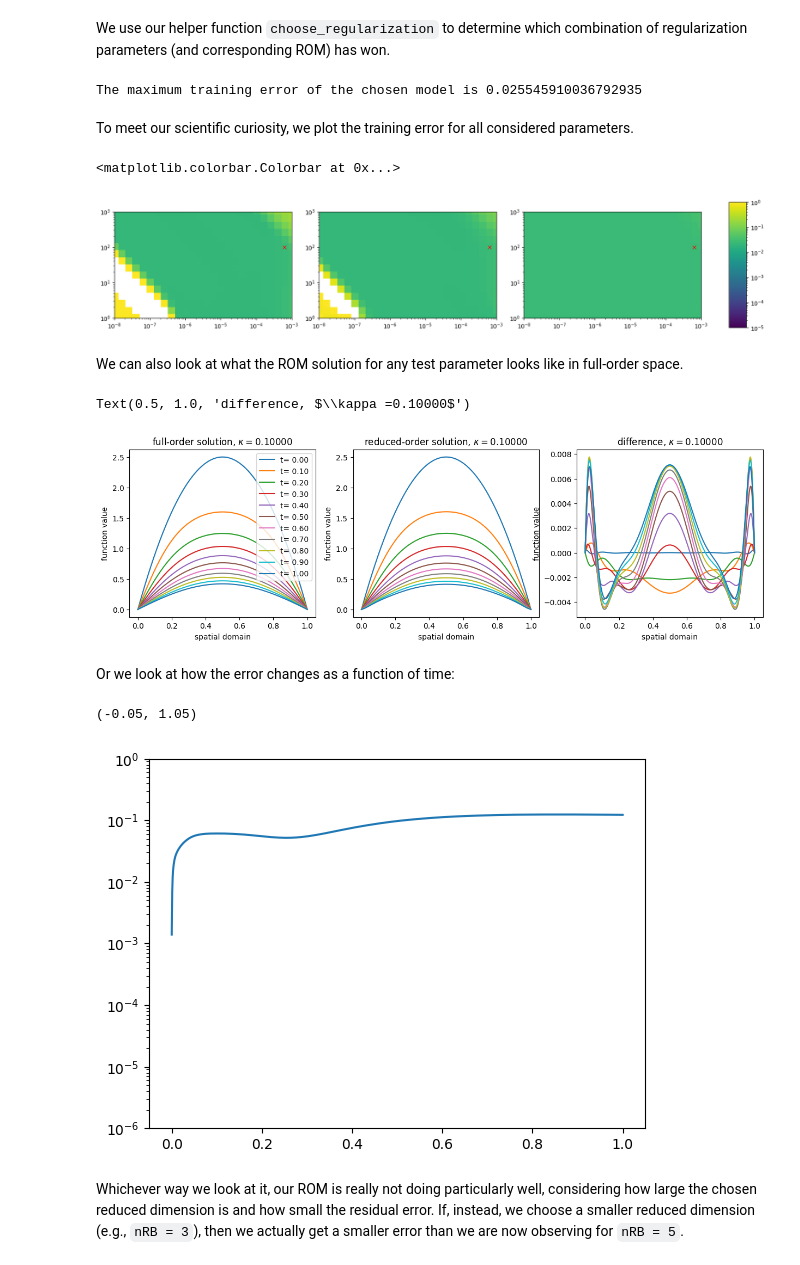
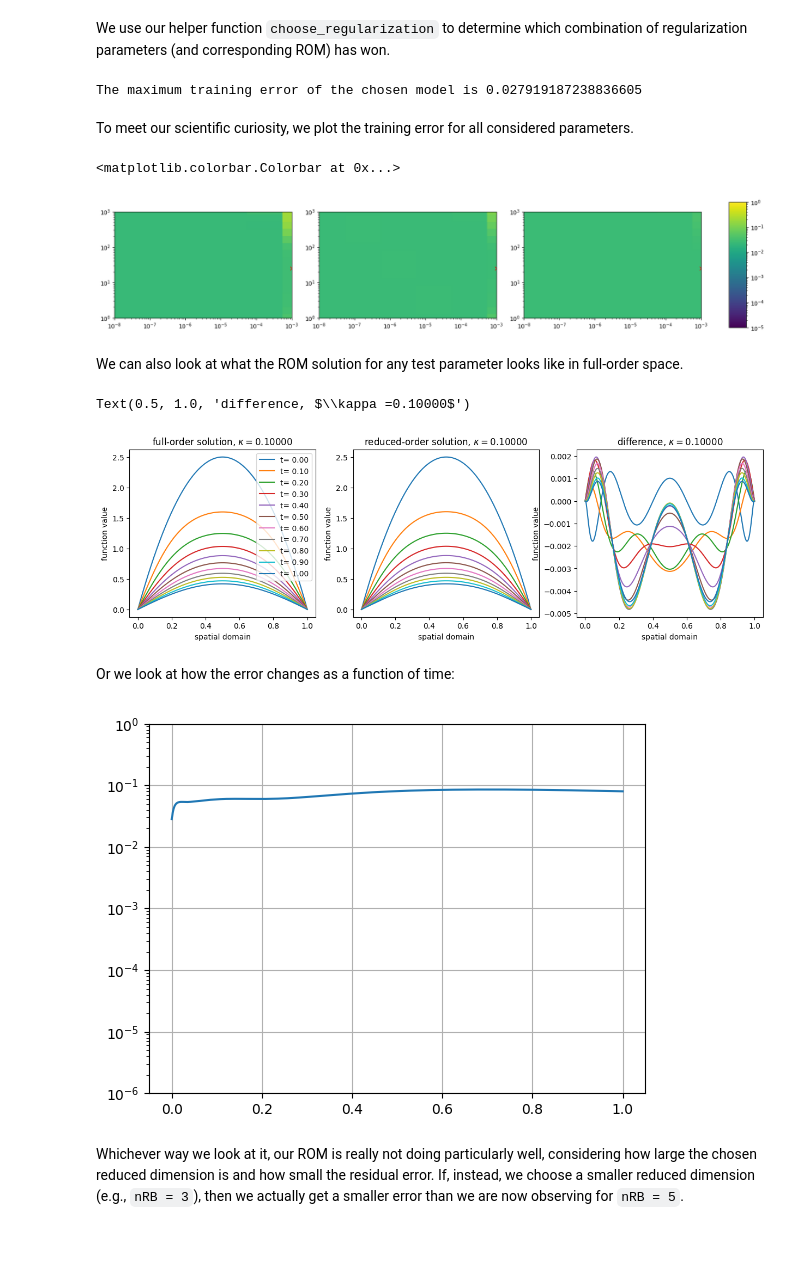
Before and after one commit to nicolearetz/rom-operator-inference-Python3, a Jupyter notebook: docs/source/tutorials/nested.ipynb, the cells around one changed output. Saved outputs shown, nothing was run; the diff lists cells and outputs as text; code cells hidden in the pictures.

```diff
--- a/docs/source/tutorials/nested.ipynb
+++ b/docs/source/tutorials/nested.ipynb
@@ -148,7 +149,7 @@ axs[1].grid(True, alpha=0.5)
 # %% [markdown]
 Here, we follow [2] and choose the reduced dimension `nRB = 5`. The singular values and residual energy depend on whether the finite element mass matrix was used during the method of snapshots. The residual energy for $r=5$ is very small, for both inner product matrices. A small residual energy means that the training snapshots can be approximated well in the chosen reduced space. However, a larger dimension also leads to a larger number of degrees of freedom in the OpInf learning problem, which makes overfitting more likely. In view of this, and because additional POD basis vectors are increasingly less important, it can be benefitial for classic OpInf to accept a larger residual energy to get a smaller reduced dimension. However, nested OpInf suffers less from these issues because the POD hierarchy is respected during construction. Choosing $r=5$ is thus perfectly fine.
 # %%
-nRB = 5
+nRB = 3
 VR = VR[:, :nRB]
 basis = opinf.basis.LinearBasis(entries=VR, weights=mass_matrix)
 # %% [markdown]
@@ -296,7 +295,7 @@ def iterativeUpdates(model, n_repeats):
 # %% [markdown]
 First, we perform standard, regularized Operator Inference. We use a grid search over candidate regularization parameters for the linear and the cubic operators. We restrict our search to regularization parameters for cubic term that are at least as large as for the linear term.
 # %%
-n_test = 26
+n_test = 6 #26
 reg_min = -8
 reg_max = -3
 ratio_min = 0
@@ -358,7 +357,7 @@ model = None # overwrite `model` variable so that we don't mistake it for the ch
 
 print("The maximum training error of the chosen model is", error_chosen)
 # %% [output]
-The maximum training error of the chosen model is 0.025545910036792935
+The maximum training error of the chosen model is 0.027919187238836605
 # %% [markdown]
 To meet our scientific curiosity, we plot the training error for all considered parameters.
 # %%
@@ -381,7 +380,7 @@ for i in range(n_para):
 fig.colorbar(cs, cax=axs[n_para])
 # %% [output]
 <matplotlib.colorbar.Colorbar at 0x...>
-[figure, old version]
+[figure, new version]
 # %% [markdown]
 We can also look at what the ROM solution for any test parameter looks like in full-order space.
 # %%
@@ -414,19 +413,19 @@ axs[2].set_ylabel("function value")
 axs[2].set_title(f"difference, $\kappa ={Xi_test[index_test, 0]:.5f}$")
 # %% [output]
 Text(0.5, 1.0, 'difference, $\\kappa =0.10000$')
-[figure, old version]
+[figure, new version]
 # %% [markdown]
 Or we look at how the error changes as a function of time:
 # %%
 fig, ax = plt.subplots(1, 1)
 
 ax.semilogy(grid_t, la.norm(U_para_test[index_test]-Sol, axis=0))
 
 ax.set_ylim((1e-6, 1e+0))
 ax.set_xlim((0-0.05, 1 + 0.05))
+ax.grid(True)
 # %% [output]
-(-0.05, 1.05)
-[figure, old version]
+[figure, new version]
 # %% [markdown]
 Whichever way we look at it, our ROM is really not doing particularly well, considering how large the chosen reduced dimension is and how small the residual error. If, instead, we choose a smaller reduced dimension (e.g., `nRB = 3`), then we actually get a smaller error than we are now observing for `nRB = 5`.
 # %% [markdown]
```
Also changed, not shown: parts of 14 cells of this notebook.
